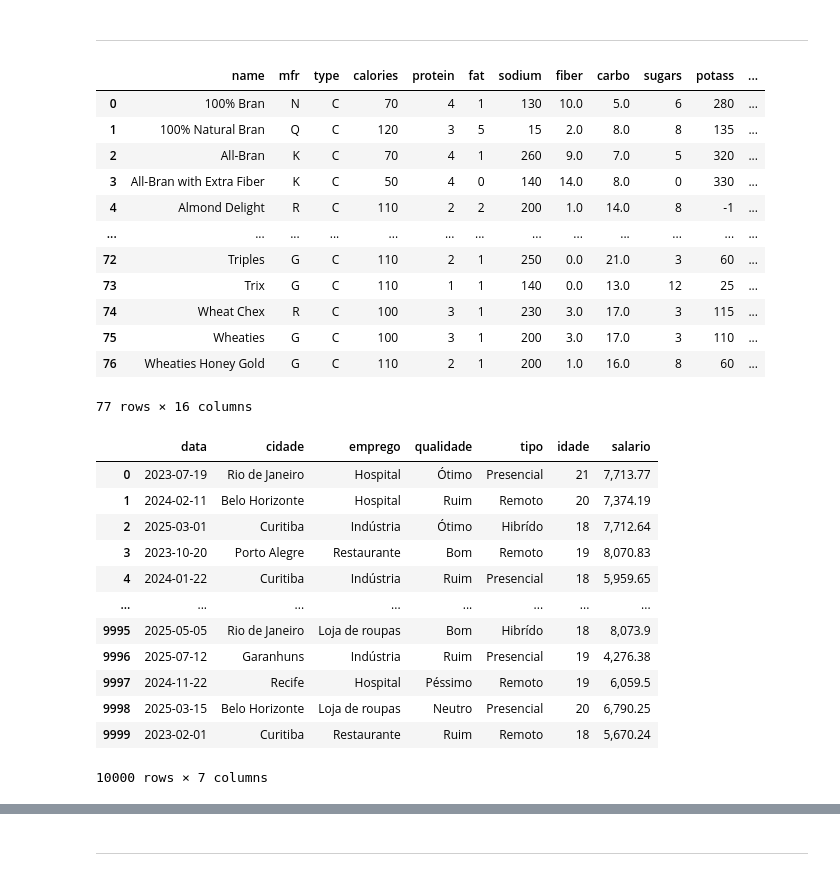
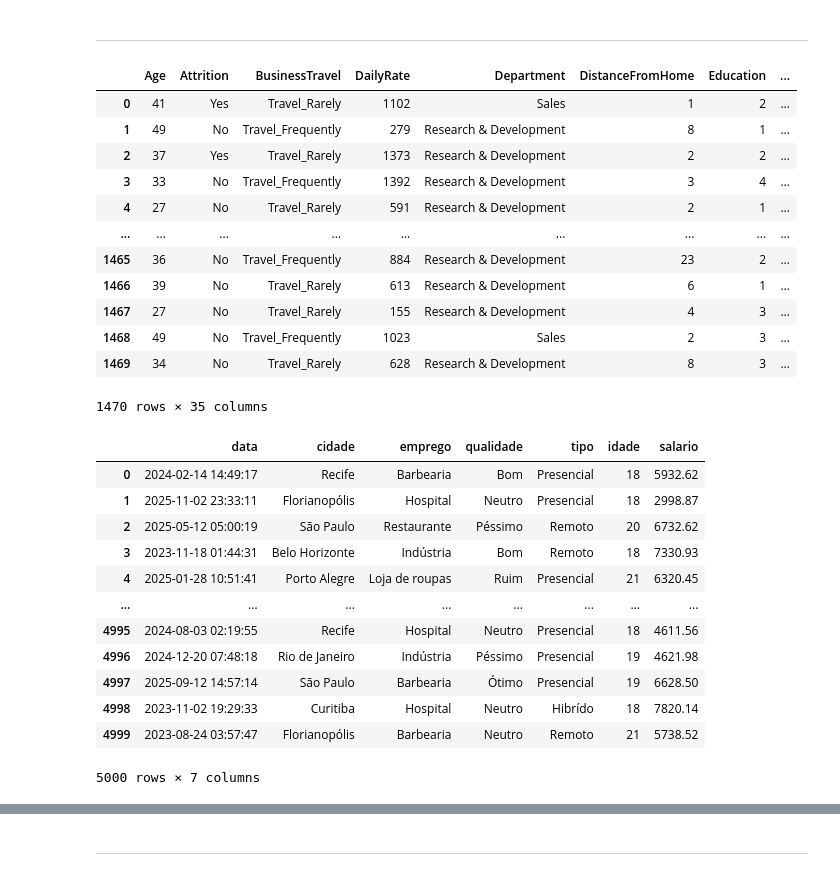
Before and after one commit to AriBarrosFilho/Aprendendo_Python, a Jupyter notebook: teste.ipynb, the cells around one changed output, grey strips where cells are left out. Drawn from its saved outputs; the diff is of its cells as text; code cells hidden in the pictures.

```diff
--- a/teste.ipynb
+++ b/teste.ipynb
@@ -162,28 +162,28 @@ import os
 # %%
 caminhos = {
     1: r"kaggle/cereal.csv",
     2: r"kaggle\WA_Fn-UseC_-HR-Employee-Attrition.csv"
 }
 
-df = pd.read_csv(filepath_or_buffer = caminhos[1])
+df = pd.read_csv(filepath_or_buffer = caminhos[2])
 
 display(df)
 # %% [output]
-|  | name | mfr | type | calories | protein | fat | sodium | fiber | carbo | sugars | potass | ... |
-| 0 | 100% Bran | N | C | 70 | 4 | 1 | 130 | 10.0 | 5.0 | 6 | 280 | ... |
-| 1 | 100% Natural Bran | Q | C | 120 | 3 | 5 | 15 | 2.0 | 8.0 | 8 | 135 | ... |
-| 2 | All-Bran | K | C | 70 | 4 | 1 | 260 | 9.0 | 7.0 | 5 | 320 | ... |
-| 3 | All-Bran with Extra Fiber | K | C | 50 | 4 | 0 | 140 | 14.0 | 8.0 | 0 | 330 | ... |
-| 4 | Almond Delight | R | C | 110 | 2 | 2 | 200 | 1.0 | 14.0 | 8 | -1 | ... |
-| ... | ... | ... | ... | ... | ... | ... | ... | ... | ... | ... | ... | ... |
-| 72 | Triples | G | C | 110 | 2 | 1 | 250 | 0.0 | 21.0 | 3 | 60 | ... |
-| 73 | Trix | G | C | 110 | 1 | 1 | 140 | 0.0 | 13.0 | 12 | 25 | ... |
-| 74 | Wheat Chex | R | C | 100 | 3 | 1 | 230 | 3.0 | 17.0 | 3 | 115 | ... |
-| 75 | Wheaties | G | C | 100 | 3 | 1 | 200 | 3.0 | 17.0 | 3 | 110 | ... |
-| 76 | Wheaties Honey Gold | G | C | 110 | 2 | 1 | 200 | 1.0 | 16.0 | 8 | 60 | ... |
+|  | Age | Attrition | BusinessTravel | DailyRate | Department | DistanceFromHome | Education | ... |
+| 0 | 41 | Yes | Travel_Rarely | 1102 | Sales | 1 | 2 | ... |
+| 1 | 49 | No | Travel_Frequently | 279 | Research & Development | 8 | 1 | ... |
+| 2 | 37 | Yes | Travel_Rarely | 1373 | Research & Development | 2 | 2 | ... |
+| 3 | 33 | No | Travel_Frequently | 1392 | Research & Development | 3 | 4 | ... |
+| 4 | 27 | No | Travel_Rarely | 591 | Research & Development | 2 | 1 | ... |
+| ... | ... | ... | ... | ... | ... | ... | ... | ... |
+| 1465 | 36 | No | Travel_Frequently | 884 | Research & Development | 23 | 2 | ... |
+| 1466 | 39 | No | Travel_Rarely | 613 | Research & Development | 6 | 1 | ... |
+| 1467 | 27 | No | Travel_Rarely | 155 | Research & Development | 4 | 3 | ... |
+| 1468 | 49 | No | Travel_Frequently | 1023 | Sales | 2 | 3 | ... |
+| 1469 | 34 | No | Travel_Rarely | 628 | Research & Development | 8 | 3 | ... |
-77 rows × 16 columns
+1470 rows × 35 columns
 # %%
-quantidade = 10_000
+quantidade = 5_000
 
 lista_cidades = ["Florianopólis", "Recife", "Garanhuns", "Rio de Janeiro", "São Paulo", "Curitiba", "Porto Alegre", "Belo Horizonte"]
 mapa_cidade = dict(enumerate([lista_cidades[random.randint(0, len(lista_cidades) - 1)] for _ in range(quantidade)]))
@@ -202,7 +202,7 @@ mapa_idade = dict(enumerate(lista_idade))
 
 ano_minimo = 2023
 ano_maximo = 2025
-lista_data = [datetime(random.randint(ano_minimo, ano_maximo), random.randint(1, 12), random.randint(1, 28)) for _ in range(quantidade)]
+lista_data = [datetime(random.randint(ano_minimo, ano_maximo), random.randint(1, 12), random.randint(1, 28), random.randint(0, 23), random.randint(0, 59), random.randint(0, 59)) for _ in range(quantidade)]
 mapa_data = dict(enumerate(lista_data))
 
 media = 6000
@@ -226,15 +226,15 @@ df = pd.DataFrame(data = dados)
 display(df)
 # %% [output]
 |  | data | cidade | emprego | qualidade | tipo | idade | salario |
-| 0 | 2023-07-19 | Rio de Janeiro | Hospital | Ótimo | Presencial | 21 | 7,713.77 |
-| 1 | 2024-02-11 | Belo Horizonte | Hospital | Ruim | Remoto | 20 | 7,374.19 |
-| 2 | 2025-03-01 | Curitiba | Indústria | Ótimo | Hibrído | 18 | 7,712.64 |
-| 3 | 2023-10-20 | Porto Alegre | Restaurante | Bom | Remoto | 19 | 8,070.83 |
-| 4 | 2024-01-22 | Curitiba | Indústria | Ruim | Presencial | 18 | 5,959.65 |
+| 0 | 2024-02-14 14:49:17 | Recife | Barbearia | Bom | Presencial | 18 | 5932.62 |
+| 1 | 2025-11-02 23:33:11 | Florianopólis | Hospital | Neutro | Presencial | 18 | 2998.87 |
+| 2 | 2025-05-12 05:00:19 | São Paulo | Restaurante | Péssimo | Remoto | 20 | 6732.62 |
+| 3 | 2023-11-18 01:44:31 | Belo Horizonte | Indústria | Bom | Remoto | 18 | 7330.93 |
+| 4 | 2025-01-28 10:51:41 | Porto Alegre | Loja de roupas | Ruim | Presencial | 21 | 6320.45 |
 | ... | ... | ... | ... | ... | ... | ... | ... |
-| 9995 | 2025-05-05 | Rio de Janeiro | Loja de roupas | Bom | Hibrído | 18 | 8,073.9 |
-| 9996 | 2025-07-12 | Garanhuns | Indústria | Ruim | Presencial | 19 | 4,276.38 |
-| 9997 | 2024-11-22 | Recife | Hospital | Péssimo | Remoto | 19 | 6,059.5 |
-| 9998 | 2025-03-15 | Belo Horizonte | Loja de roupas | Neutro | Presencial | 20 | 6,790.25 |
-| 9999 | 2023-02-01 | Curitiba | Restaurante | Ruim | Remoto | 18 | 5,670.24 |
+| 4995 | 2024-08-03 02:19:55 | Recife | Hospital | Neutro | Presencial | 18 | 4611.56 |
+| 4996 | 2024-12-20 07:48:18 | Rio de Janeiro | Indústria | Péssimo | Presencial | 19 | 4621.98 |
+| 4997 | 2025-09-12 14:57:14 | São Paulo | Barbearia | Ótimo | Presencial | 19 | 6628.50 |
+| 4998 | 2023-11-02 19:29:33 | Curitiba | Hospital | Neutro | Hibrído | 18 | 7820.14 |
+| 4999 | 2023-08-24 03:57:47 | Florianopólis | Barbearia | Neutro | Remoto | 21 | 5738.52 |
-10000 rows × 7 columns
+5000 rows × 7 columns
```
Also changed, not shown: parts of 3 cells of this notebook, 8 other files.
